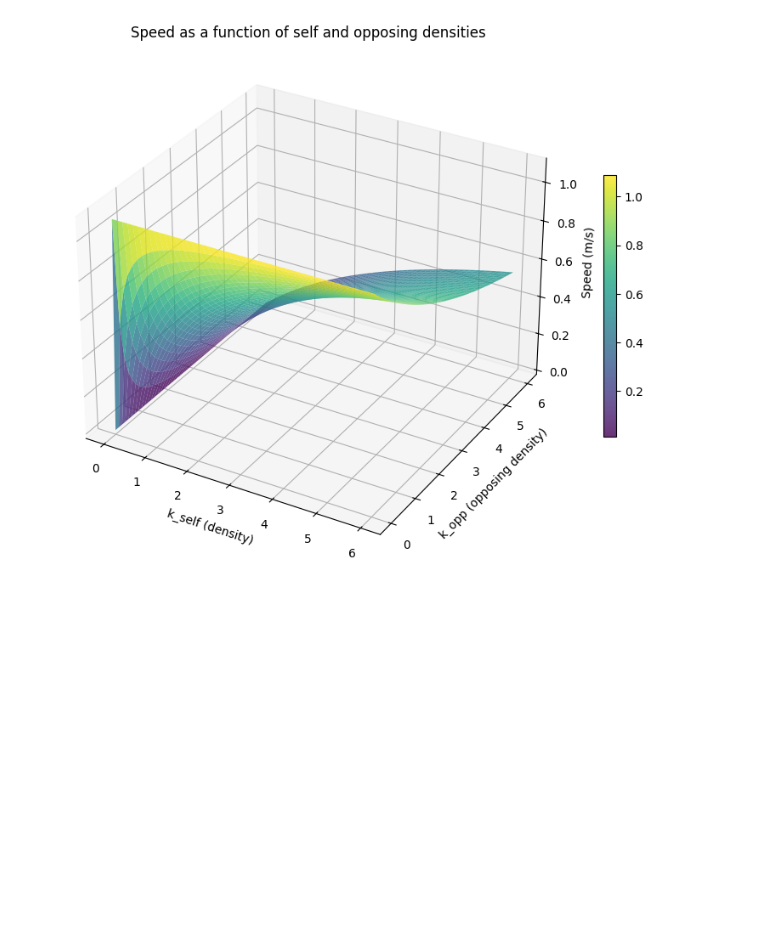
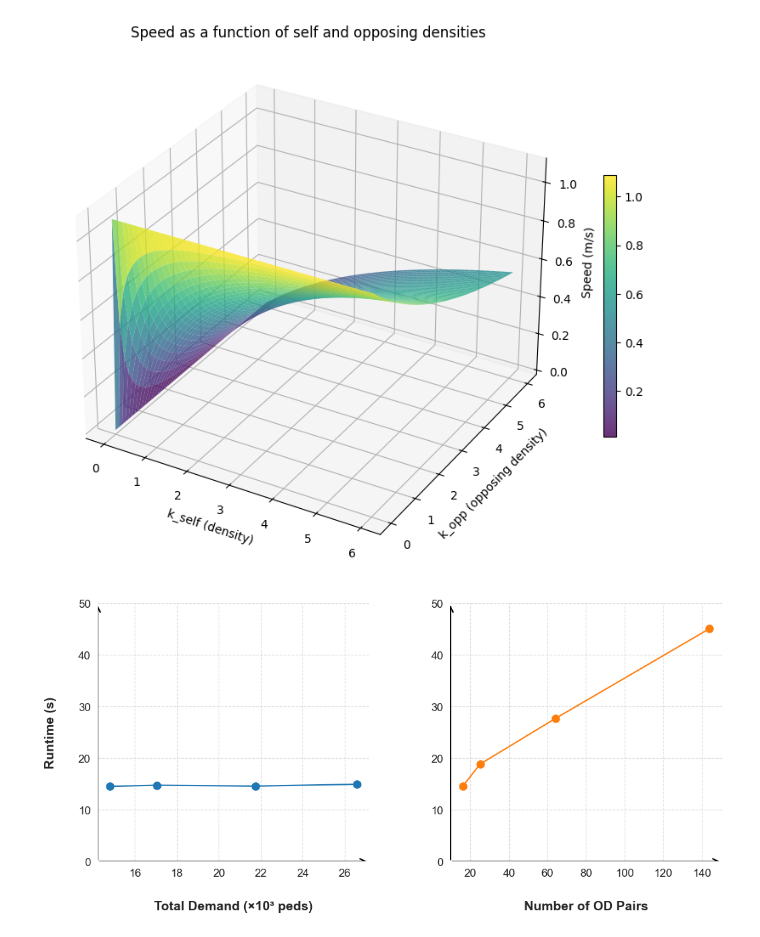
Before and after one commit to WaimenMak/PedNStream, a Jupyter notebook: plots.ipynb, the cells around one changed output. Saved outputs shown, nothing was run; the diff lists cells and outputs as text; code cells hidden in the pictures; blank space fills up the shorter version.

```diff
--- a/plots.ipynb
+++ b/plots.ipynb
@@ -389,3 +389,85 @@ fig.colorbar(surf, shrink=0.5, aspect=20)
 plt.show()
 # %% [output]
 [figure]
+# %%
+import matplotlib.pyplot as plt
+import matplotlib.ticker as ticker
+from matplotlib.patches import FancyArrowPatch
+
+# Data
+total_demand = [14818, 17063, 21736, 26560]
+runtime_demand = [14.55, 14.77, 14.6, 14.96]
+
+od_pairs = [16, 25, 64, 144]
+runtime_od = [14.55, 18.85, 27.67, 45.07]
+
+# Create subplots with adjusted spacing
+fig, axes = plt.subplots(1, 2, figsize=(12, 5), gridspec_kw={'wspace': 0.3})
+
+# Set consistent style parameters
+plt.rcParams.update({
+    'font.size': 12,
+    'axes.titlesize': 14,
+    'axes.labelsize': 16,
+    'xtick.labelsize': 14,
+    'ytick.labelsize': 14,
+    'legend.fontsize': 14
+})
+
+def add_arrow_axis(ax):
+    """Helper function to add arrowheads to x and y axes"""
+    # Get axis limits
+    xmin, xmax = ax.get_xlim()
+    ymin, ymax = ax.get_ylim()
+
+    # Remove all spines
+    for spine in ['top', 'right', 'bottom', 'left']:
+        ax.spines[spine].set_visible(False)
+
+    # Add arrow for x-axis
+    arrow_x = FancyArrowPatch(
+        posA=(xmin, ymin), posB=(xmax, ymin),
+        arrowstyle='->', mutation_scale=15,
+        linewidth=1.5, color='black'
+    )
+    ax.add_patch(arrow_x)
+
+    # Add arrow for y-axis
+    arrow_y = FancyArrowPatch(
+        posA=(xmin, ymin), posB=(xmin, ymax),
+        arrowstyle='->', mutation_scale=15,
+        linewidth=1.5, color='black'
+    )
+    ax.add_patch(arrow_y)
+
+    # Add small ticks pointing outward
+    ax.tick_params(axis='both', which='both',
+                  direction='out', length=4, width=1.5)
+
+# Plot Runtime vs Total Demand
+axes[0].plot(total_demand, runtime_demand, marker='o', linestyle='-', color='tab:blue', markersize=8)
+axes[0].set_xlabel("Total Demand (×10³ peds)", fontweight='bold', labelpad=15)
+axes[0].set_ylabel("Runtime (s)", fontweight='bold', labelpad=15)
+axes[0].grid(True, linestyle='--', alpha=0.7)
+axes[0].set_ylim(0, 50)
+axes[0].xaxis.set_major_formatter(ticker.FuncFormatter(lambda x, pos: f'{x/1000:g}'))
+
+# Plot Runtime vs OD pairs
+axes[1].plot(od_pairs, runtime_od, marker='o', linestyle='-', color='tab:orange', markersize=8)
+axes[1].set_xlabel("Number of OD Pairs", fontweight='bold', labelpad=15)
+# axes[1].set_ylabel("Runtime (s)", fontweight='bold', labelpad=15)
+axes[1].grid(True, linestyle='--', alpha=0.7)
+axes[1].set_ylim(0, 50)
+
+# Add arrow axes to both plots
+for ax in axes:
+    add_arrow_axis(ax)
+    ax.tick_params(axis='both', which='major', labelsize=12)
+    # Adjust label positions
+    ax.xaxis.set_label_coords(0.5, -0.15)
+    ax.yaxis.set_label_coords(-0.15, 0.5)
+
+# plt.tight_layout()
+plt.show()
+# %% [output]
+[figure, added]
```
Also changed, not shown: 10 other files.
